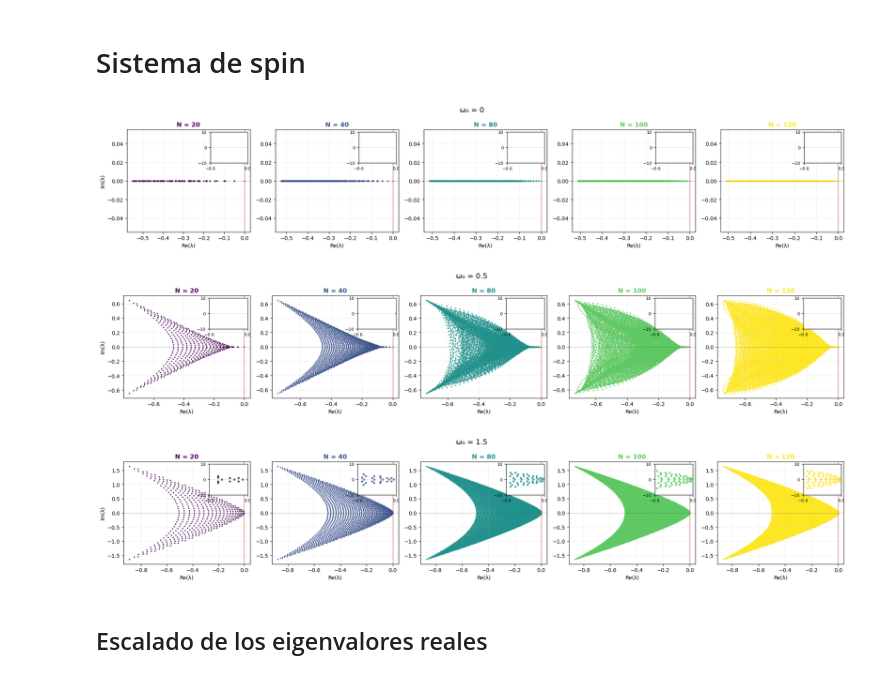
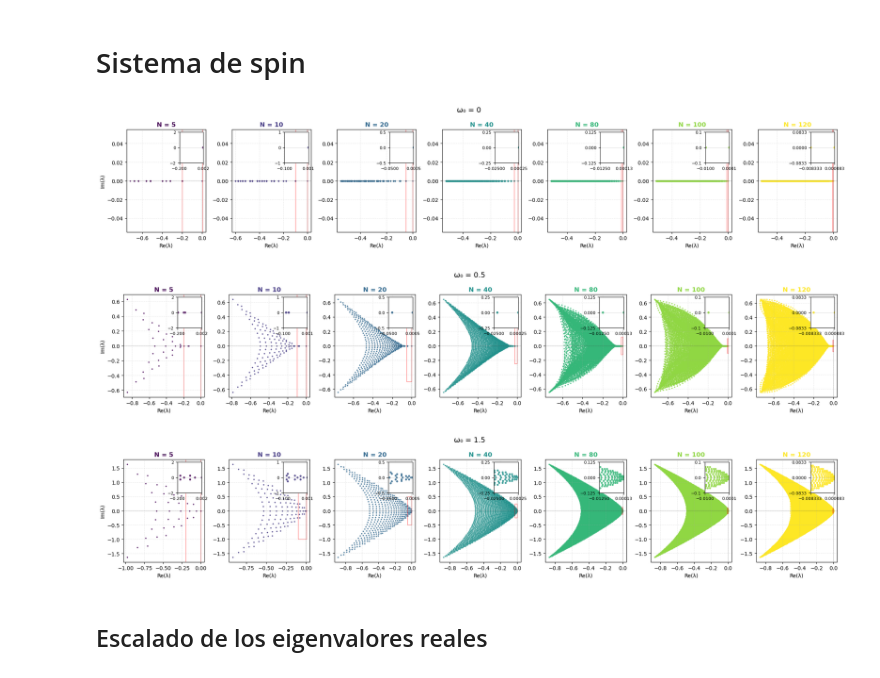
Before and after one commit to Art-999/QMPhysics, a Jupyter notebook: BoundaryTimeCrystal/TimeCrystalEigenvaluesMEJORA.ipynb, the cells around one changed output. Cells and saved outputs as stored; diff of their text form; code cells hidden in the pictures.

```diff
--- a/BoundaryTimeCrystal/TimeCrystalEigenvaluesMEJORA.ipynb
+++ b/BoundaryTimeCrystal/TimeCrystalEigenvaluesMEJORA.ipynb
@@ -197,7 +204,7 @@ def load_all_results(param_list):
     return results, eigenvalues
 
 # ------------------------- Fases a calcular -------------------------
-Nb_list = [20, 40, 80, 100, 120]
+Nb_list = [5 ,10 ,20, 40, 80, 100, 120]
 kappa_list = [1.0]      # agrega más valores para explorar otras fases, p.ej. [0.5, 1.0, 2.0]
 omega_0_list = [0.5 ,0 ,1.5]   # idem, p.ej. [1.0, 1.5, 2.0]
 
@@ -343,51 +330,50 @@ for idx, (omega_0, por_Nb) in enumerate(sorted(data.items())):
         if N in por_Nb:
             eigs = por_Nb[N]
             kappa = 1  # constante, pero lo dejamos explícito por claridad
             X = np.real(eigs) / N * kappa
             Y = np.imag(eigs) / N * kappa
             ax.scatter(X, Y, s=3, color=color, alpha=0.7, rasterized=True)
 
         ax.set_title(f'N = {N}', fontsize=12, color=color, fontweight='bold')
         ax.set_xlabel('Re(λ)', fontsize=10)
         if i == 0:
             ax.set_ylabel('Im(λ)', fontsize=10)
 
         ax.axhline(0, color='black', lw=0.5, alpha=0.3)
         ax.axvline(0, color='black', lw=0.5, alpha=0.3)
         ax.grid(True, alpha=0.25, linestyle='--')
 
         # --- Inset (zoom) ---
         axins = inset_axes(ax, width="30%", height="30%", loc='upper right')
 
         if N in por_Nb:
+            x1, x2 = -1/ N*kappa, 0.01/ N*kappa
+            y1, y2 = -10/ N*kappa, 10/ N*kappa
             eigs = por_Nb[N]
-            X = np.real(eigs) / kappa
-            Y = np.imag(eigs) / kappa
-            mask = (X > -0.6) & (X < 0) & (Y > -10) & (Y < 10)
+            X = np.real(eigs) / N*kappa
+            Y = np.imag(eigs) / N*kappa
+            mask = (X > x1) & (X < x2) & (Y > y1) & (Y < y2)
             if np.any(mask):
                 axins.scatter(X[mask], Y[mask], s=8, color=color, alpha=0.8)
+                axins.set_xlim(x1, x2)
+                axins.set_ylim(y1, y2)
+                axins.set_xticks([x1, x2])
+                axins.set_yticks([y1, 0, y2])
+        # Indicador de zona de zoom
+                rect = Rectangle((x1, y1), x2 - x1, y2 - y1,
+                         linewidth=1, edgecolor='red',
+                         facecolor='none', alpha=0.5)
+                ax.add_patch(rect)
 
-        x1, x2 = -0.6, 0
-        y1, y2 = -10, 10
-        axins.set_xlim(x1, x2)
-        axins.set_ylim(y1, y2)
         axins.grid(0.5, alpha=0.4)
         axins.tick_params(axis='both', labelsize=8)
-        axins.set_xticks([x1, x2])
-        axins.set_yticks([y1, 0, y2])
-
-        # Indicador de zona de zoom
-        rect = Rectangle((x1*N, y1*N), x2*N - x1*N, y2*N - y1*N,
-                         linewidth=1, edgecolor='red',
-                         facecolor='none', alpha=0.5)
-        ax.add_patch(rect)
 
     fig.tight_layout()
     plt.show()
 # %% [output]
-[figure, old version]
+[figure, new version]
-[figure, old version]
+[figure, new version]
-[figure, old version]
+[figure, new version]
 # %% [markdown]
 ## Escalado de los eigenvalores reales
 # %%
```
Also changed, not shown: parts of 8 cells of this notebook, 22 other files.
